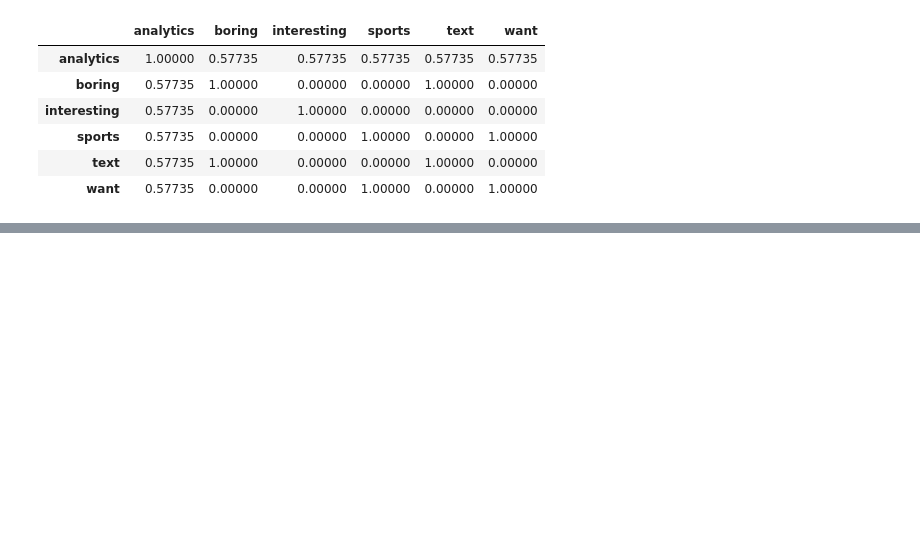
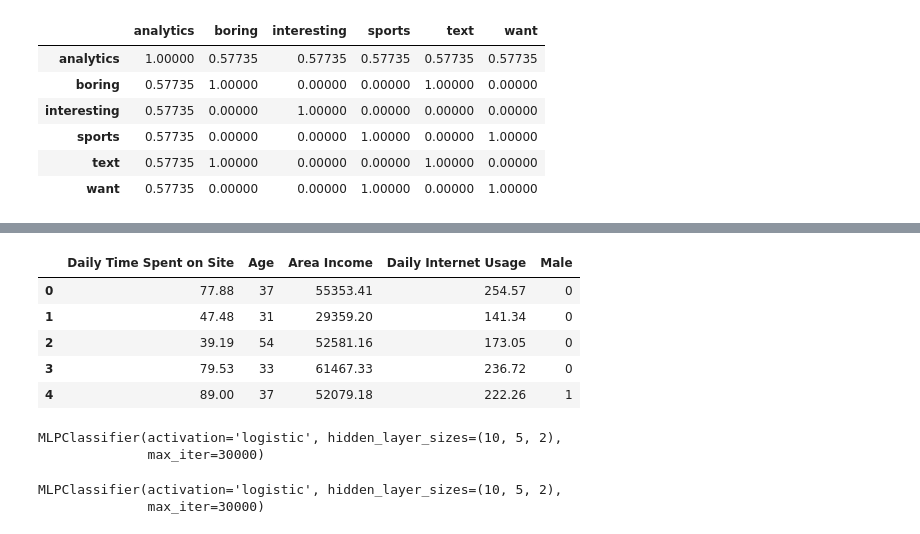
Before and after one commit to morancium/mining_repo, a Jupyter notebook: PracticeETE.ipynb, the cells around one changed output, grey strips where cells are left out. Cells and saved outputs as stored; diff of their text form; code cells hidden in the pictures; blank space fills up the shorter version.

```diff
--- a/PracticeETE.ipynb
+++ b/PracticeETE.ipynb
@@ -1469,0 +1647,10 @@ sim_mat
+# %%
+x = rawdata.drop(columns = "Clicked on Ad").copy()
+x.head()
+# %% [output]
+|  | Daily Time Spent on Site | Age | Area Income | Daily Internet Usage | Male |
+| 0 | 77.88 | 37 | 55353.41 | 254.57 | 0 |
+| 1 | 47.48 | 31 | 29359.20 | 141.34 | 0 |
+| 2 | 39.19 | 54 | 52581.16 | 173.05 | 0 |
+| 3 | 79.53 | 33 | 61467.33 | 236.72 | 0 |
+| 4 | 89.00 | 37 | 52079.18 | 222.26 | 1 |
@@ -1469,0 +1664,13 @@ sim_mat
+# %%
+from sklearn.model_selection import train_test_split
+#X_train, X_test, y_train, y_test = train_test_split(x, y, test_size=0.2, shuffle =False)
+X_train, X_test, y_train, y_test = train_test_split(x, y, test_size=0.2, random_state = 151122)
+model.fit(X_train, y_train)
+# %% [output]
+MLPClassifier(activation='logistic', hidden_layer_sizes=(10, 5, 2),
+              max_iter=30000)
+# %%
+model.fit(X_train,y_train)
+# %% [output]
+MLPClassifier(activation='logistic', hidden_layer_sizes=(10, 5, 2),
+              max_iter=30000)
```
Also changed, not shown: parts of 34 cells of this notebook, 1 other file.
